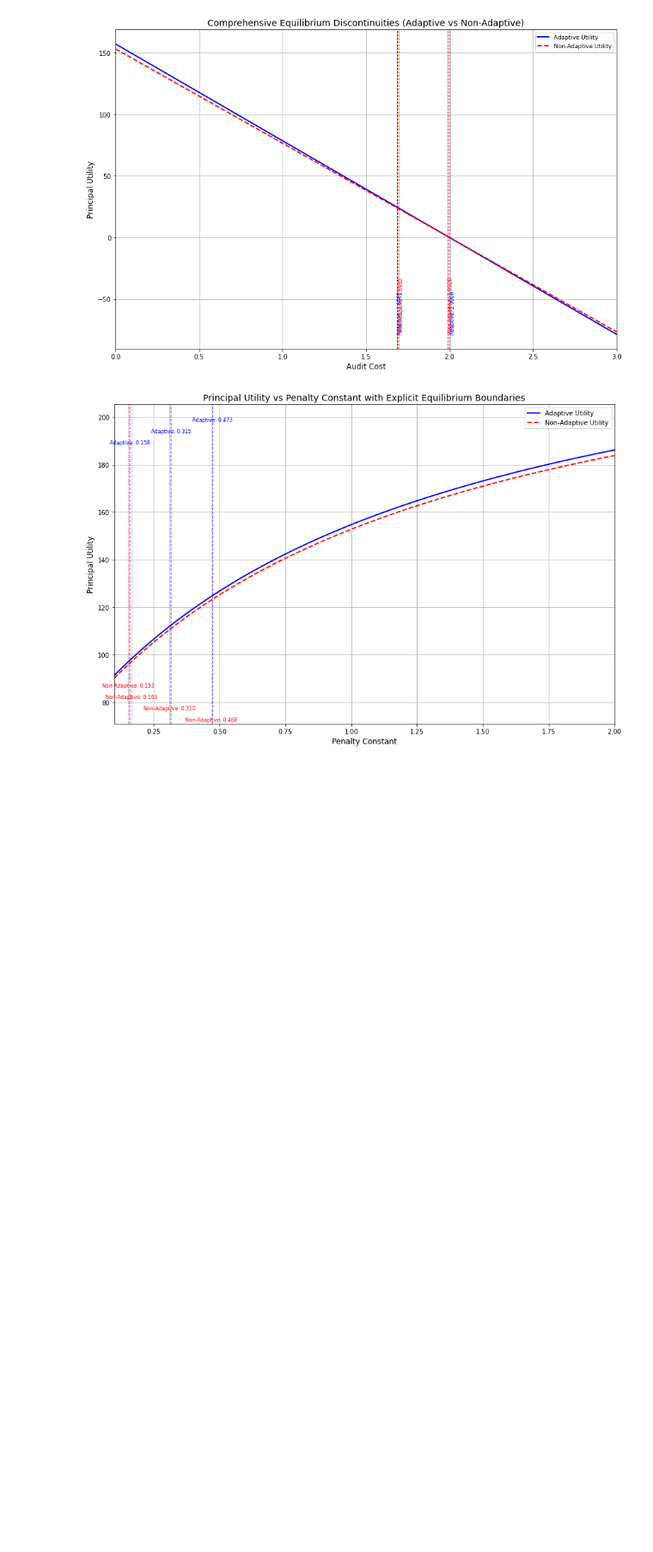
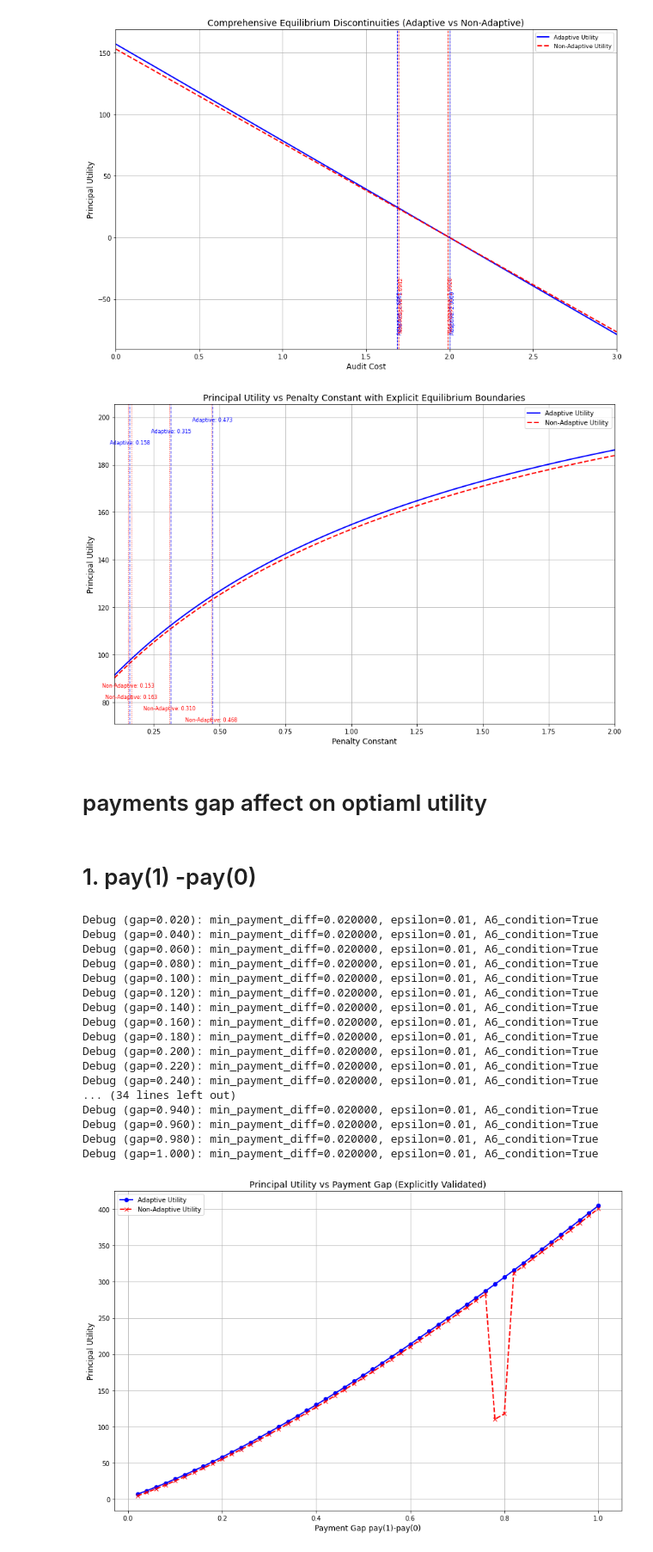
Before and after one commit to dasddassad/Optimally-Auditing-Adversarial-Agents, a Jupyter notebook: Audit simulation.ipynb, the cells around one changed output. Shown at 86% size. Drawn from its saved outputs; the diff is of its cells as text; code cells hidden in the pictures; blank space fills up the shorter version.

```diff
--- a/Audit simulation.ipynb
+++ b/Audit simulation.ipynb
@@ -99,15 +99,14 @@ def verify_assumptions(payments, penalties, cost, type_dist, audit_vector, epsil
     A4 = np.all(penalties >= payments)
     A5 = np.isclose(np.sum(type_dist), 1)
 
+    min_payment_diff = np.min(np.diff(payments))
+
     if epsilon is not None:
-        min_payment_diff = np.min(np.diff(payments))
-        A6 = (0 < epsilon) and (epsilon < 0.5 * min_payment_diff)
+        A6 = (0 < epsilon < 0.5 * min_payment_diff)  # Explicitly correct A6
     else:
-        A6 = True  # explicitly adaptive case
+        A6 = True  # Explicitly adaptive case
 
-    # Explicitly corrected A7: ensure audit probabilities between 0 and 1, explicitly allowing 0
-    audit_probabilities_valid = np.all((audit_vector >= 0) & (audit_vector <= 1))
-    A7 = audit_probabilities_valid
+    A7 = np.all((audit_vector >= 0) & (audit_vector <= 1))
 
     return A1, A2, A3, A4, A5, A6, A7
 # %%
@@ -583,3 +581,33 @@ if __name__ == "__main__":
     run_simulation_varying_penalty()
 # %% [output]
 [figure]
+# %% [markdown]
+# payments gap affect on optiaml utility
+# %% [markdown]
+# 1. pay(1) -pay(0)
+# %%
+def explicitly_initialize_payments(m, base_payment=1.0, initial_gap=0.02, gap_increase=0.02):
+    payments = np.zeros(m)
+    payments[0] = base_payment
+    payments[1] = payments[0] + initial_gap
+    for i in range(2, m):
+        payments[i] = payments[i-1] + gap_increase
+    return payments
+# %%
+def verify_assumptions(payments, penalties, cost, type_dist, audit_vector, epsilon=None):
+    A1 = np.all(cost <= penalties)
+    A2 = np.all(np.diff(payments) / payments[:-1] >= np.diff(penalties) / penalties[:-1])
+    A3 = np.all(np.diff(payments) >= 0)
+    A4 = np.all(penalties >= payments)
+    A5 = np.isclose(np.sum(type_dist), 1)
+
+    min_payment_diff = np.min(np.diff(payments))
+
+    if epsilon is not None:
+        A6 = (0 < epsilon < 0.5 * min_payment_diff)
+    else:
+        A6 = True  # explicitly adaptive case has no epsilon requirement
+
+    A7 = np.all((audit_vector >= 0) & (audit_vector <= 1))
+
+    return A1, A2, A3, A4, A5, A6, A7
@@ -585,0 +675,22 @@ if __name__ == "__main__":
+# %%
+if __name__ == "__main__":
+    simulate_payment_gap_effect_validated()
+# %% [output]
+Debug (gap=0.020): min_payment_diff=0.020000, epsilon=0.01, A6_condition=True
+Debug (gap=0.040): min_payment_diff=0.020000, epsilon=0.01, A6_condition=True
+Debug (gap=0.060): min_payment_diff=0.020000, epsilon=0.01, A6_condition=True
+Debug (gap=0.080): min_payment_diff=0.020000, epsilon=0.01, A6_condition=True
+Debug (gap=0.100): min_payment_diff=0.020000, epsilon=0.01, A6_condition=True
+Debug (gap=0.120): min_payment_diff=0.020000, epsilon=0.01, A6_condition=True
+Debug (gap=0.140): min_payment_diff=0.020000, epsilon=0.01, A6_condition=True
+Debug (gap=0.160): min_payment_diff=0.020000, epsilon=0.01, A6_condition=True
+Debug (gap=0.180): min_payment_diff=0.020000, epsilon=0.01, A6_condition=True
+Debug (gap=0.200): min_payment_diff=0.020000, epsilon=0.01, A6_condition=True
+Debug (gap=0.220): min_payment_diff=0.020000, epsilon=0.01, A6_condition=True
+Debug (gap=0.240): min_payment_diff=0.020000, epsilon=0.01, A6_condition=True
+... (34 lines left out)
+Debug (gap=0.940): min_payment_diff=0.020000, epsilon=0.01, A6_condition=True
+Debug (gap=0.960): min_payment_diff=0.020000, epsilon=0.01, A6_condition=True
+Debug (gap=0.980): min_payment_diff=0.020000, epsilon=0.01, A6_condition=True
+Debug (gap=1.000): min_payment_diff=0.020000, epsilon=0.01, A6_condition=True
+[figure, added]
```
Also changed, not shown: parts of 6 cells of this notebook.
